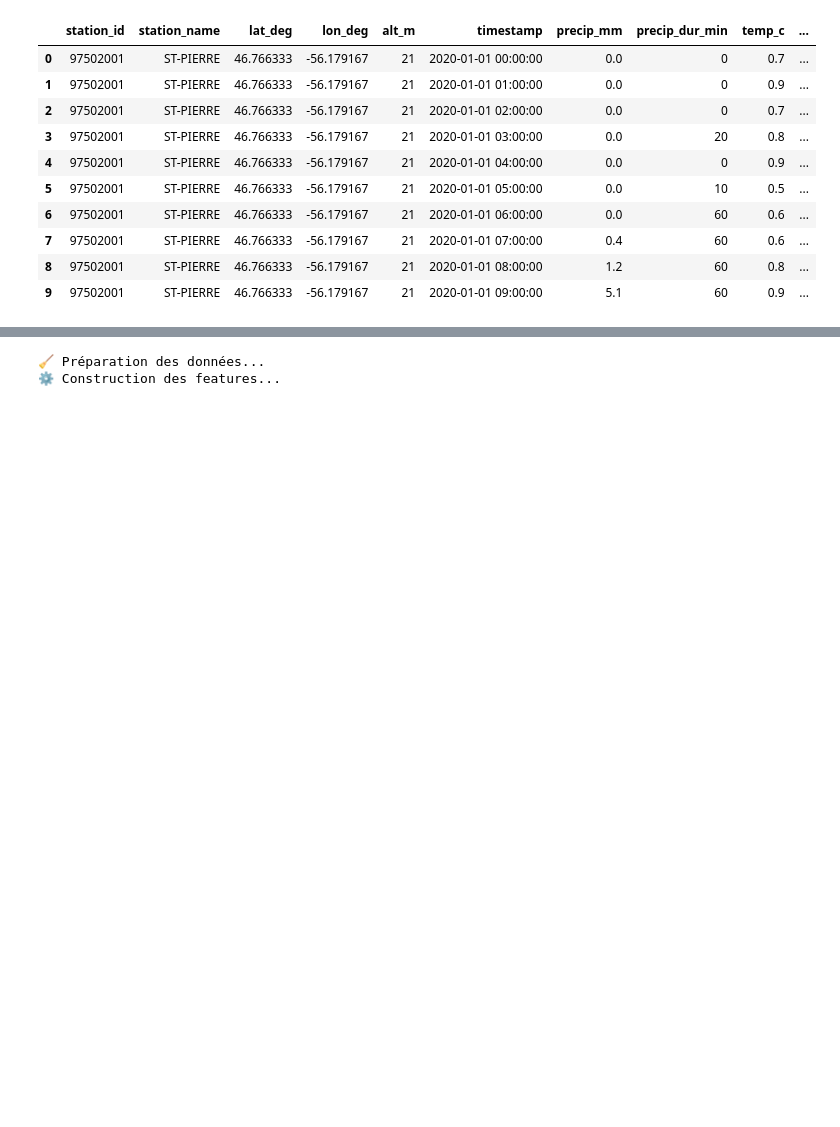
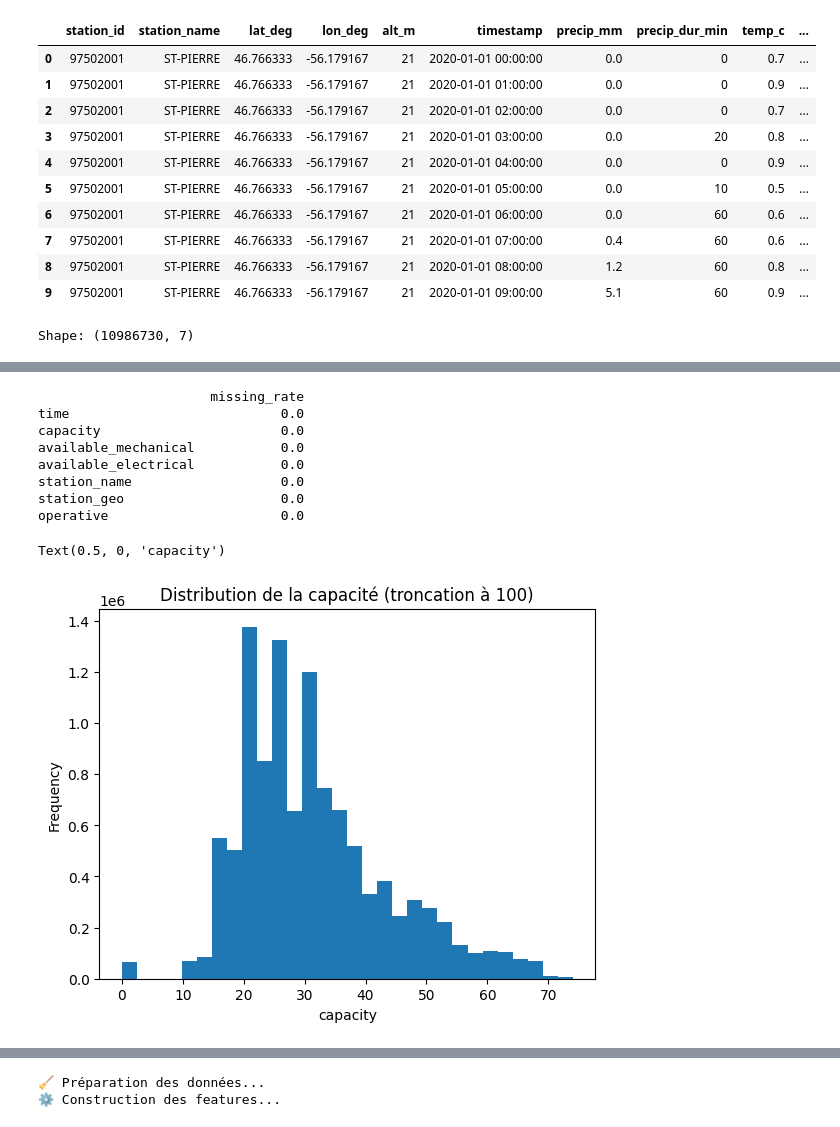
Before and after one commit to blenon1/velibnow, a Jupyter notebook: ExplorationConception.ipynb, the cells around one changed output, grey strips where cells are left out. Cells and saved outputs as stored; diff of their text form; code cells hidden in the pictures; blank space fills up the shorter version.

```diff
--- a/conception.ipynb
+++ b/ExplorationConception.ipynb
@@ -211,3 +249,15 @@ Données météo :
 | 7 | 97502001 | ST-PIERRE | 46.766333 | -56.179167 | 21 | 2020-01-01 07:00:00 | 0.4 | 60 | 0.6 | ... |
 | 8 | 97502001 | ST-PIERRE | 46.766333 | -56.179167 | 21 | 2020-01-01 08:00:00 | 1.2 | 60 | 0.8 | ... |
 | 9 | 97502001 | ST-PIERRE | 46.766333 | -56.179167 | 21 | 2020-01-01 09:00:00 | 5.1 | 60 | 0.9 | ... |
+# %%
+print("Shape:", velib_historical_dataframe.shape)
+display(velib_historical_dataframe.head(3))
+
+# Manquants sur colonne
+print(velib_historical_dataframe.isna().mean().sort_values(ascending=False).to_frame("missing_rate"))
+
+# Distribution
+ax = velib_historical_dataframe["capacity"].clip(0,100).plot(kind="hist", bins=30, title="Distribution de la capacité (troncation à 100)")
+ax.set_xlabel("capacity")
+# %% [output]
+Shape: (10986730, 7)
@@ -213,0 +268,10 @@ Données météo :
+                      missing_rate
+time                           0.0
+capacity                       0.0
+available_mechanical           0.0
+available_electrical           0.0
+station_name                   0.0
+station_geo                    0.0
+operative                      0.0
+Text(0.5, 0, 'capacity')
+[figure, added]
```
Also changed, not shown: parts of 17 cells of this notebook.
